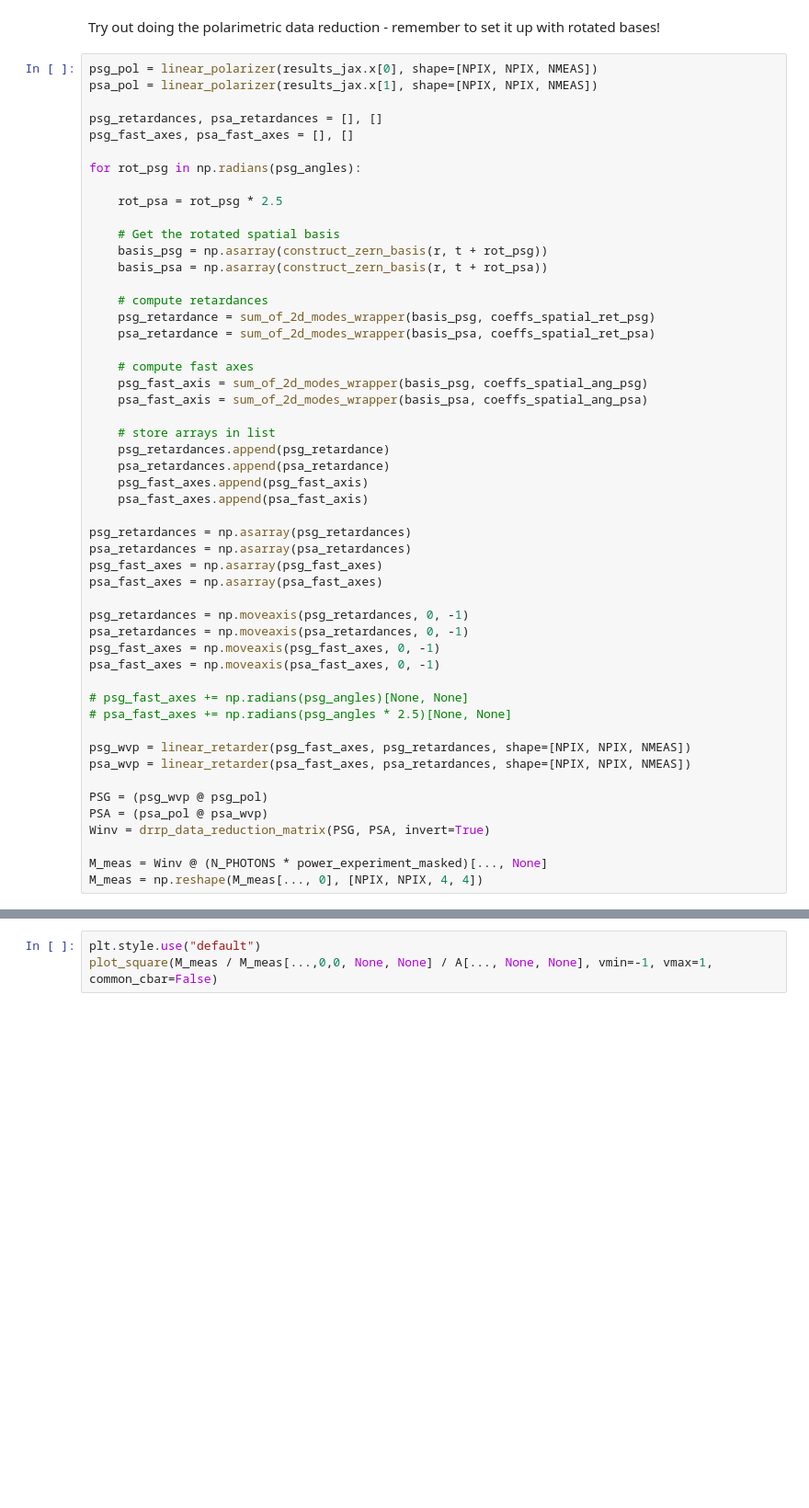
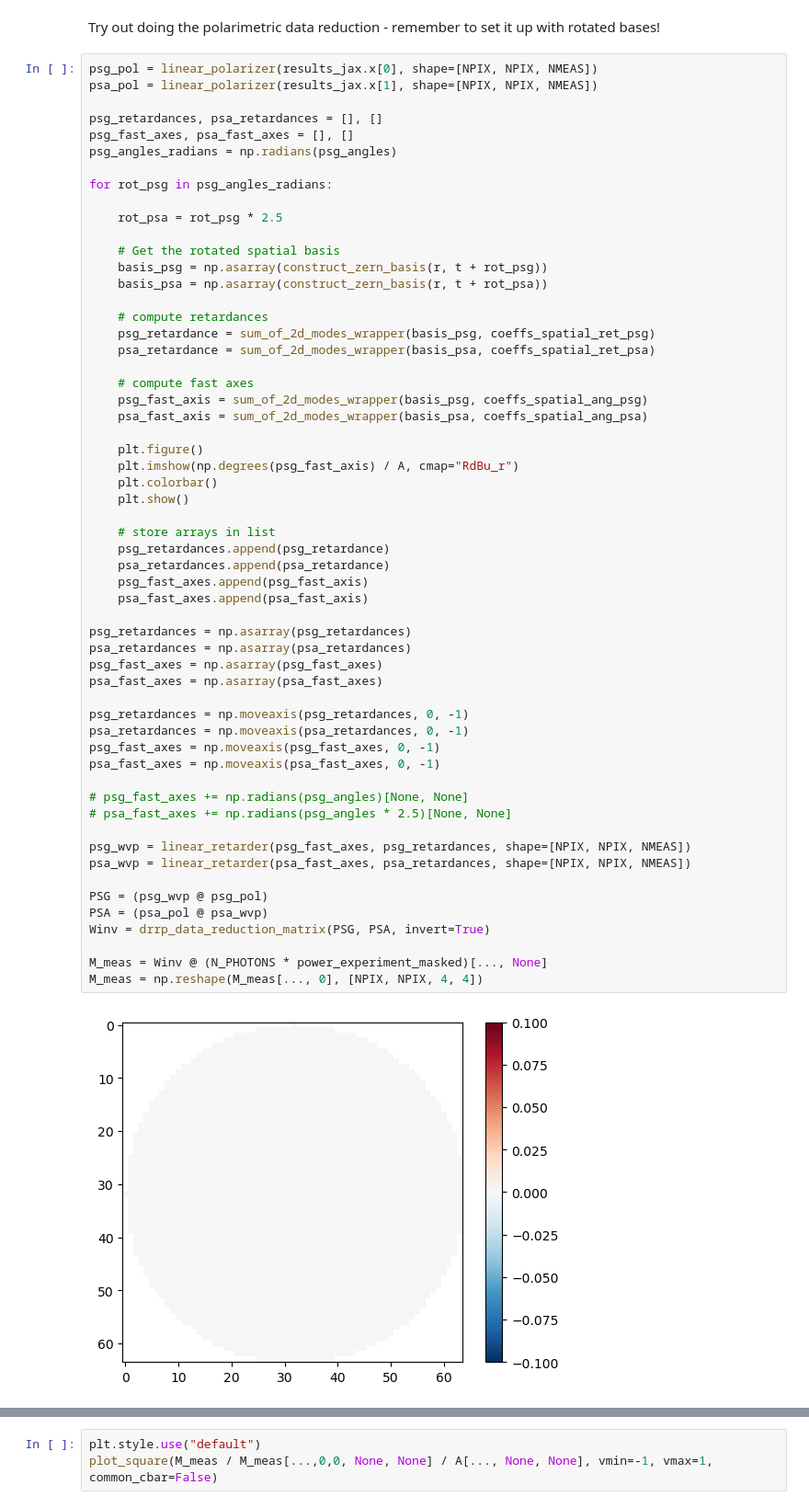
Before and after one commit to Jashcraf/katsu, a Jupyter notebook: docs/notebooks/incomplete/SPIE_SpatialData.ipynb, the cells around one changed output, grey strips where cells are left out. Shown at 92% size. Cells and saved outputs as stored; diff of their text form; blank space fills up the shorter version.

```diff
--- a/docs/notebooks/incomplete/SPIE_SpatialData.ipynb
+++ b/docs/notebooks/incomplete/SPIE_SpatialData.ipynb
@@ -527,8 +527,9 @@ psa_pol = linear_polarizer(results_jax.x[1], shape=[NPIX, NPIX, NMEAS])
 
 psg_retardances, psa_retardances = [], []
 psg_fast_axes, psa_fast_axes = [], []
+psg_angles_radians = np.radians(psg_angles)
 
-for rot_psg in np.radians(psg_angles):
+for rot_psg in psg_angles_radians:
 
     rot_psa = rot_psg * 2.5
 
@@ -543,32 +544,39 @@ for rot_psg in np.radians(psg_angles):
     # compute fast axes
     psg_fast_axis = sum_of_2d_modes_wrapper(basis_psg, coeffs_spatial_ang_psg)
     psa_fast_axis = sum_of_2d_modes_wrapper(basis_psa, coeffs_spatial_ang_psa)
+
+    plt.figure()
+    plt.imshow(np.degrees(psg_fast_axis) / A, cmap="RdBu_r")
+    plt.colorbar()
+    plt.show()
 
     # store arrays in list
     psg_retardances.append(psg_retardance)
     psa_retardances.append(psa_retardance)
     psg_fast_axes.append(psg_fast_axis)
     psa_fast_axes.append(psa_fast_axis)
 
 psg_retardances = np.asarray(psg_retardances)
 psa_retardances = np.asarray(psa_retardances)
 psg_fast_axes = np.asarray(psg_fast_axes)
 psa_fast_axes = np.asarray(psa_fast_axes)
 
 psg_retardances = np.moveaxis(psg_retardances, 0, -1)
 psa_retardances = np.moveaxis(psa_retardances, 0, -1)
 psg_fast_axes = np.moveaxis(psg_fast_axes, 0, -1)
 psa_fast_axes = np.moveaxis(psa_fast_axes, 0, -1)
 
 # psg_fast_axes += np.radians(psg_angles)[None, None]
 # psa_fast_axes += np.radians(psg_angles * 2.5)[None, None]
 
 psg_wvp = linear_retarder(psg_fast_axes, psg_retardances, shape=[NPIX, NPIX, NMEAS])
 psa_wvp = linear_retarder(psa_fast_axes, psa_retardances, shape=[NPIX, NPIX, NMEAS])
 
 PSG = (psg_wvp @ psg_pol)
 PSA = (psa_pol @ psa_wvp)
 Winv = drrp_data_reduction_matrix(PSG, PSA, invert=True)
 
 M_meas = Winv @ (N_PHOTONS * power_experiment_masked)[..., None]
 M_meas = np.reshape(M_meas[..., 0], [NPIX, NPIX, 4, 4])
+# %% [output]
+[figure, added]
```
Also changed, not shown: parts of 1 cell of this notebook, 1 other file.
